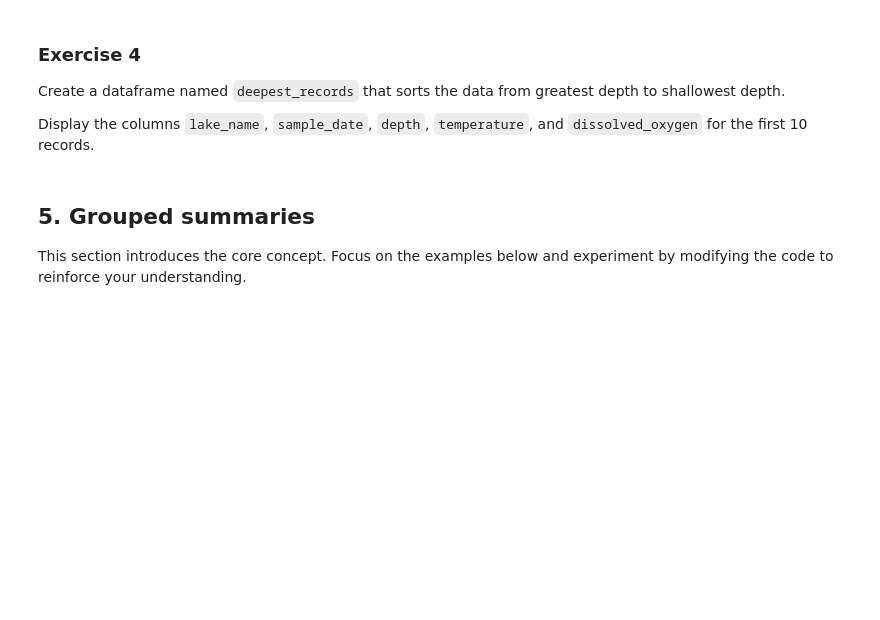
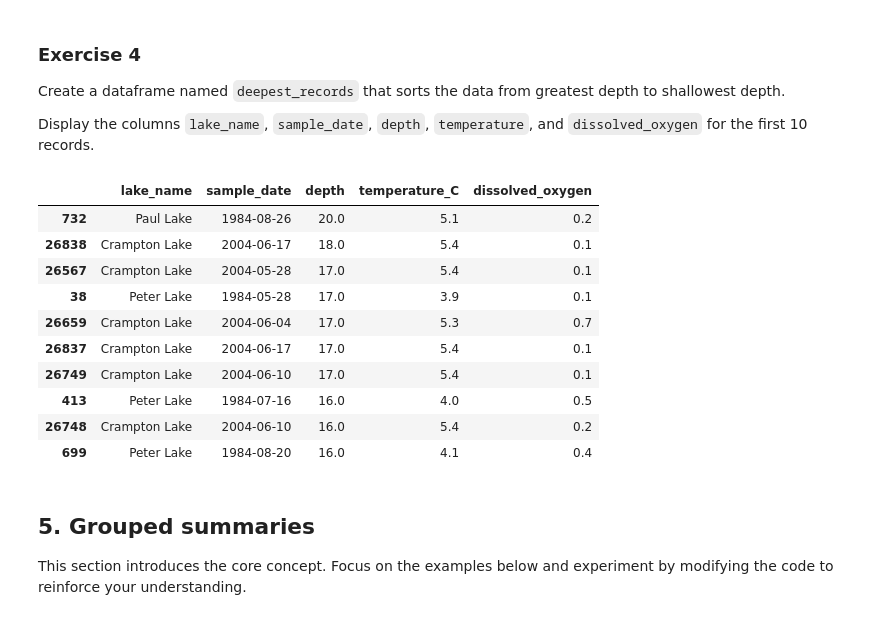
Before and after one commit to mbunker11/ENVR700, a Jupyter notebook: Lessons/M4-data-wrangling-2.ipynb, the cells around one changed output. Cells and saved outputs as stored; diff of their text form; code cells hidden in the pictures; blank space fills up the shorter version.

```diff
--- a/Lessons/M4-data-wrangling-2.ipynb
+++ b/Lessons/M4-data-wrangling-2.ipynb
@@ -343,6 +403,24 @@ Create a dataframe named `deepest_records` that sorts the data from greatest dep
 Display the columns `lake_name`, `sample_date`, `depth`, `temperature`, and `dissolved_oxygen` for the first 10 records.
 # %%
 # Exercise 4
+
+deep_cols = ["lake_name", "sample_date", "depth", "temperature_C", "dissolved_oxygen"]
+
+deepest_records = lake_features.loc[:, deep_cols].sort_values("depth", ascending= False)
+
+deepest_records.head(10)
+# %% [output]
+|  | lake_name | sample_date | depth | temperature_C | dissolved_oxygen |
+| 732 | Paul Lake | 1984-08-26 | 20.0 | 5.1 | 0.2 |
+| 26838 | Crampton Lake | 2004-06-17 | 18.0 | 5.4 | 0.1 |
+| 26567 | Crampton Lake | 2004-05-28 | 17.0 | 5.4 | 0.1 |
+| 38 | Peter Lake | 1984-05-28 | 17.0 | 3.9 | 0.1 |
+| 26659 | Crampton Lake | 2004-06-04 | 17.0 | 5.3 | 0.7 |
+| 26837 | Crampton Lake | 2004-06-17 | 17.0 | 5.4 | 0.1 |
+| 26749 | Crampton Lake | 2004-06-10 | 17.0 | 5.4 | 0.1 |
+| 413 | Peter Lake | 1984-07-16 | 16.0 | 4.0 | 0.5 |
+| 26748 | Crampton Lake | 2004-06-10 | 16.0 | 5.4 | 0.2 |
+| 699 | Peter Lake | 1984-08-20 | 16.0 | 4.1 | 0.4 |
 # %% [markdown]
 ## 5. Grouped summaries
 
```
Also changed, not shown: parts of 20 cells of this notebook.
